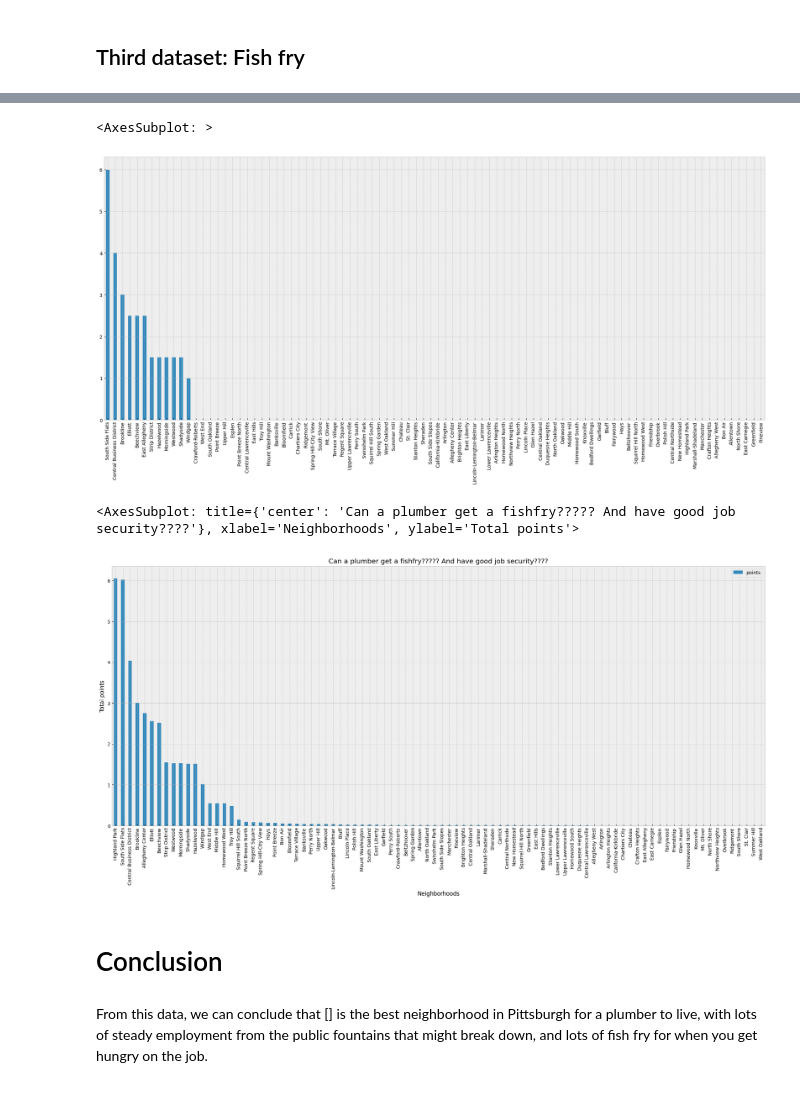
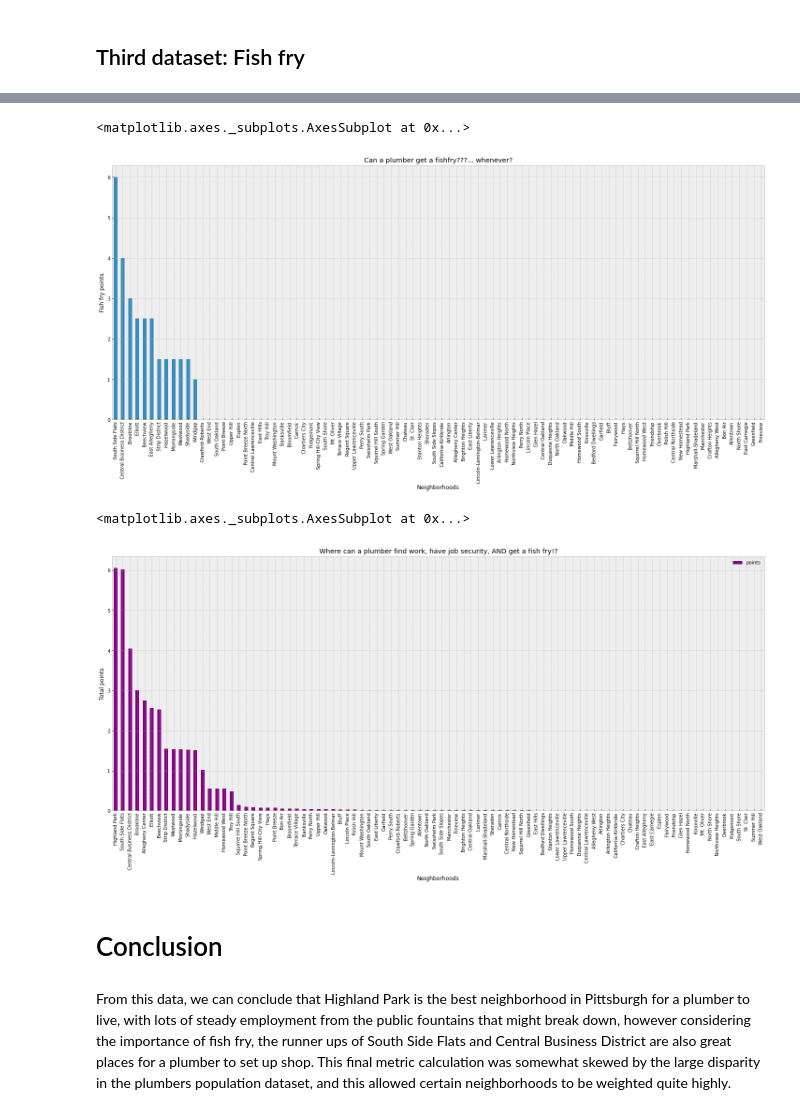
Before and after one commit to imrali02/best-pittsburgh-neighborhood, a Jupyter notebook: project.ipynb, the cells around one changed output, grey strips where cells are left out. Saved outputs shown, nothing was run; the diff lists cells and outputs as text; code cells hidden in the pictures.

```diff
--- a/project.ipynb
+++ b/project.ipynb
@@ -134,31 +146,32 @@ for i in frypoints:
     frypoints[i] += lunchpoints[i] * .5
 fryd = pd.Series(frypoints)
 fryd = fryd.sort_values(ascending=False)
-fryd.plot(kind='bar',figsize=(25,10))
+fryd.plot(kind='bar', ylabel="Fish fry points", xlabel="Neighborhoods", title="Can a plumber get a fishfry???... whenever?",figsize=(25,10))
 # %% [output]
-<AxesSubplot: >
+<matplotlib.axes._subplots.AxesSubplot at 0x...>
-[figure, old version]
+[figure, new version]
 # %%
+# convert series to dataframes, and use a mask to ensure non-zero values
 fryframe = fryd.to_frame()
 fouframe = numFountains.to_frame()
 fryframe.columns = ["points"]
 fouframe.columns = ["points"]
 dataPlumbers.columns = ["points"]
 finalplum = dataPlumbers.mask(dataPlumbers["points"] < 1.0, other=2.0)
 
-# finalplum.plot(kind="bar", figsize=(15, dataPlumbers.shape[0] * 0.3))
-# fouframe /= 10
+# use formula to calculate total points based on weighting
 points = fouframe * 1.1 / finalplum
 points += fryframe
-# mask = points["points"] >= 0.0
+
+# plot total points
 points = points.sort_values(by="points", ascending=False)
-points.plot(kind="bar", ylabel="Total points", xlabel="Neighborhoods", title="Can a plumber get a fishfry????? And have good job security????", figsize=(25,10))
+points.plot(kind="bar", ylabel="Total points", xlabel="Neighborhoods", title="Where can a plumber find work, have job security, AND get a fish fry!?", figsize=(25,10), color='purple')
 # %% [output]
-<AxesSubplot: title={'center': 'Can a plumber get a fishfry????? And have good job security????'}, xlabel='Neighborhoods', ylabel='Total points'>
+<matplotlib.axes._subplots.AxesSubplot at 0x...>
-[figure, old version]
+[figure, new version]
 # %% [markdown]
 # Conclusion
 # %% [markdown]
-From this data, we can conclude that [] is the best neighborhood in Pittsburgh for a plumber to live, with lots of steady employment from the public fountains that might break down, and lots of fish fry for when you get hungry on the job.
+From this data, we can conclude that Highland Park is the best neighborhood in Pittsburgh for a plumber to live, with lots of steady employment from the public fountains that might break down, however considering the importance of fish fry, the runner ups of South Side Flats and Central Business District are also great places for a plumber to set up shop. This final metric calculation was somewhat skewed by the large disparity in the plumbers population dataset, and this allowed certain neighborhoods to be weighted quite highly.
 # %% [markdown]
 Freddie: I am suprised, solely because neither town leading has good job securty or fishfry locations. Personally I love squirrel hill, it is just great to relax. Sadly there is no fish fry.
```
Also changed, not shown: parts of 9 cells of this notebook.
